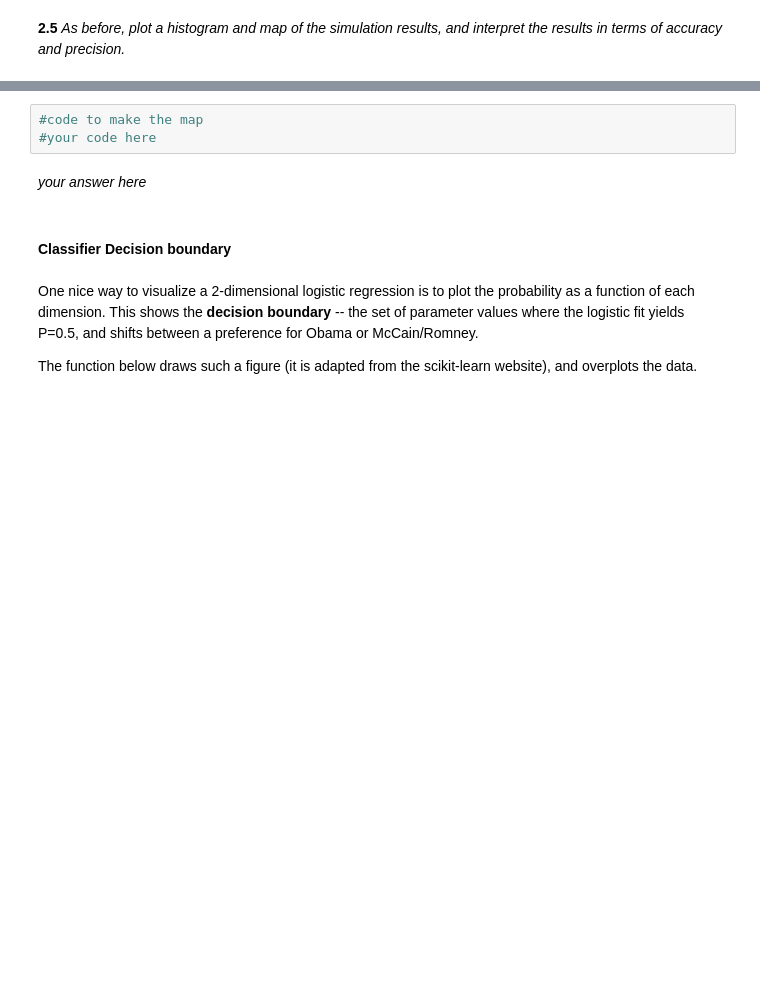
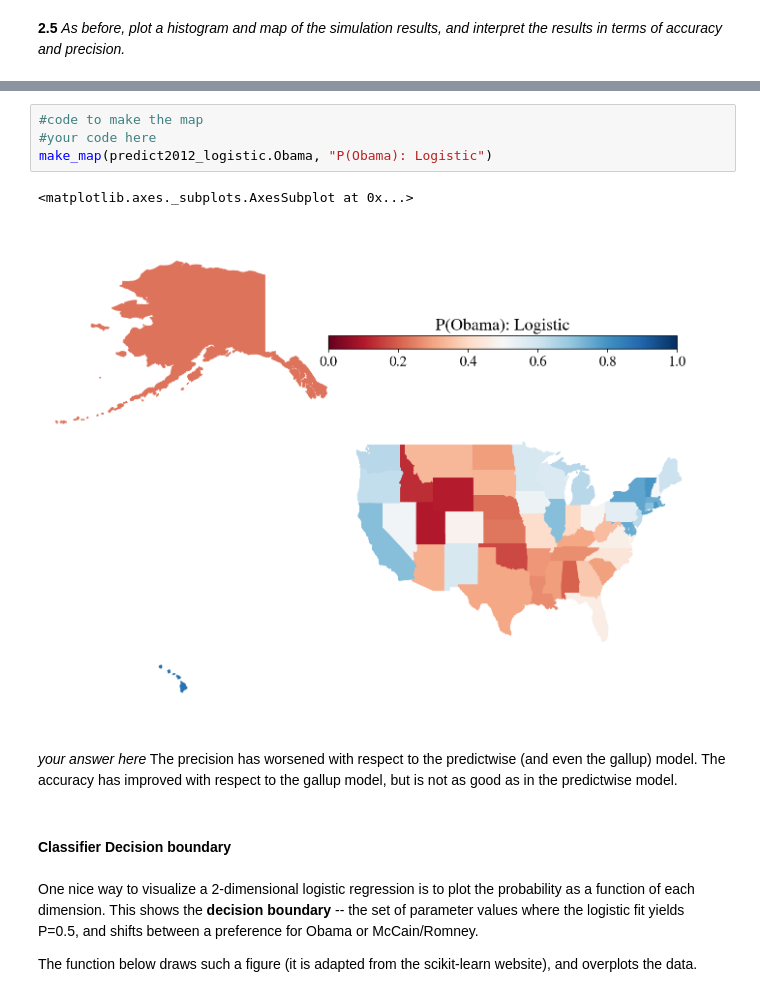
Before and after one commit to susan175/content, a Jupyter notebook: HW2.ipynb, the cells around one changed output, grey strips where cells are left out. Drawn from its saved outputs; the diff is of its cells as text; blank space fills up the shorter version.

```diff
--- a/HW2.ipynb
+++ b/HW2.ipynb
@@ -930,8 +1054,12 @@ def cv_and_fit(frame2008, frame2012, featureslist, n_folds=5):
 # %%
 #code to make the map
 #your code here
+make_map(predict2012_logistic.Obama, "P(Obama): Logistic")
+# %% [output]
+<matplotlib.axes._subplots.AxesSubplot at 0x...>
+[figure, added]
-# %% [markdown]
-*your answer here*
+# %% [markdown]
+*your answer here* The precision has worsened with respect to the predictwise (and even the gallup) model. The accuracy has improved with respect to the gallup model, but is not as good as in the predictwise model.
 # %% [markdown]
 #### Classifier Decision boundary
 # %% [markdown]
```
Also changed, not shown: parts of 51 cells of this notebook.
